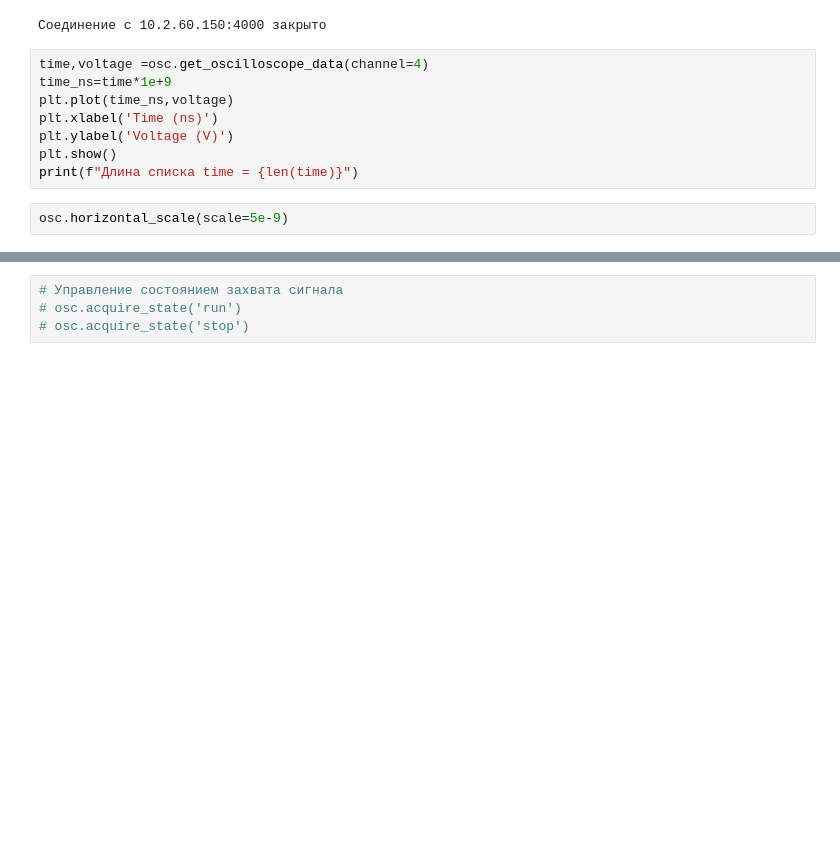
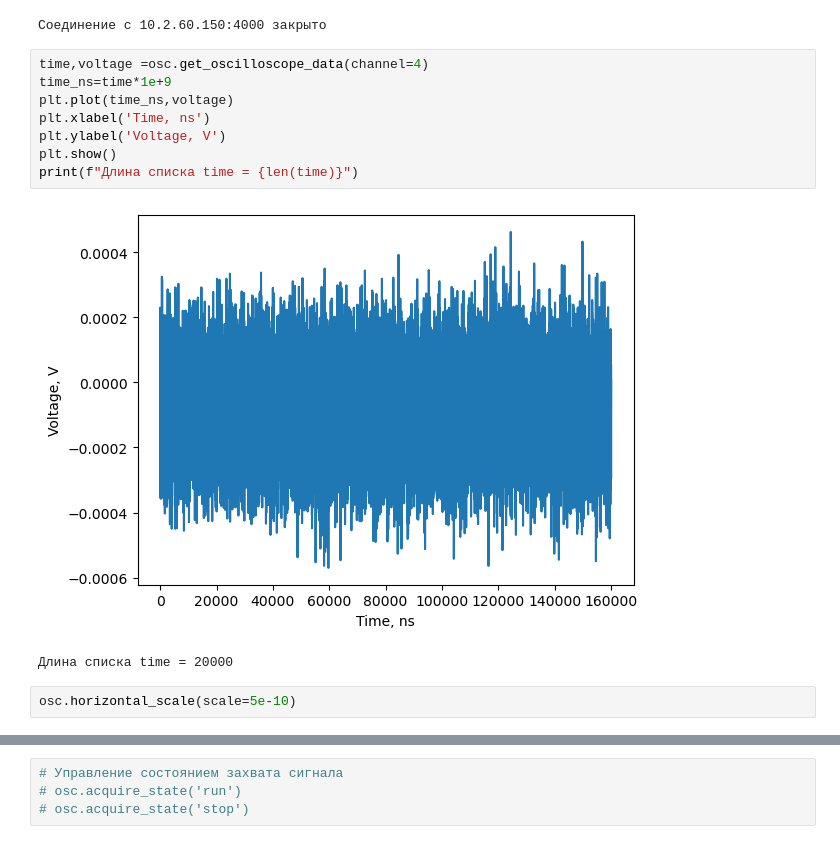
Before and after one commit to idyrysov2002/laser_with_BTF, a Jupyter notebook: testing_all_devices.ipynb, the cells around one changed output, grey strips where cells are left out. Drawn from its saved outputs; the diff is of its cells as text; blank space fills up the shorter version.

```diff
--- a/testing_all_devices.ipynb
+++ b/testing_all_devices.ipynb
@@ -170,13 +170,16 @@ osc.disconnect()
 # %%
 time,voltage =osc.get_oscilloscope_data(channel=4)
 time_ns=time*1e+9
 plt.plot(time_ns,voltage)
-plt.xlabel('Time (ns)')
-plt.ylabel('Voltage (V)')
+plt.xlabel('Time, ns')
+plt.ylabel('Voltage, V')
 plt.show()
 print(f"Длина списка time = {len(time)}")
+# %% [output]
+[figure, added]
+Длина списка time = 20000
 # %%
-osc.horizontal_scale(scale=5e-9)
+osc.horizontal_scale(scale=5e-10)
 # %%
 # Измерение со статистикой
 stats = osc.measure_freq_stats(4)
```
Also changed, not shown: parts of 4 cells of this notebook.
